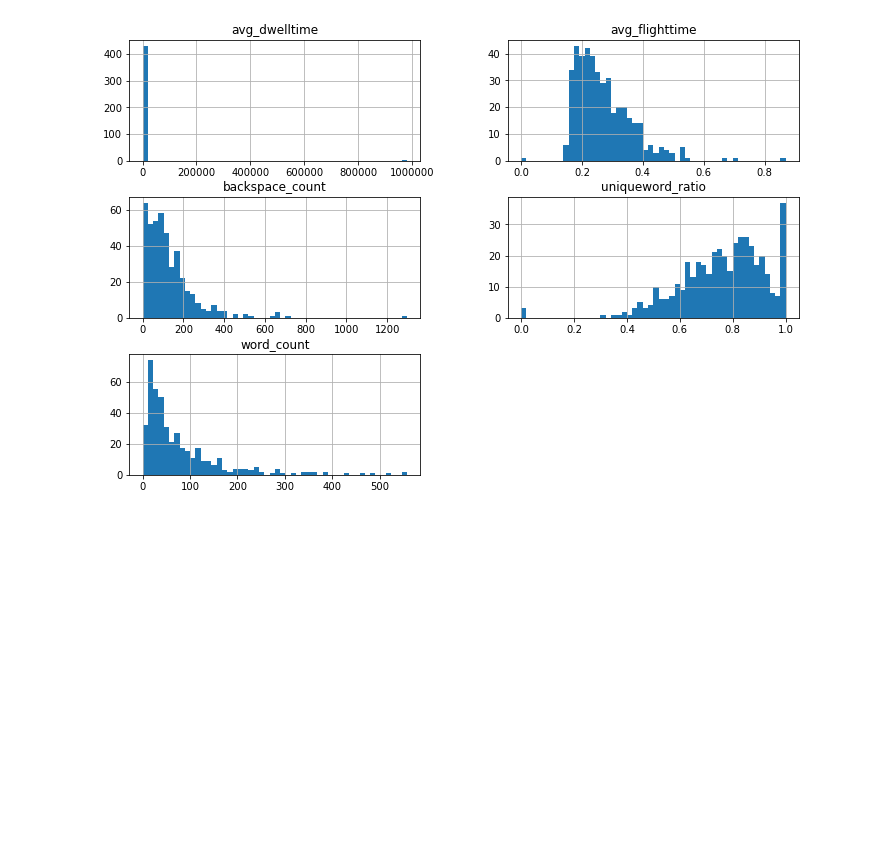
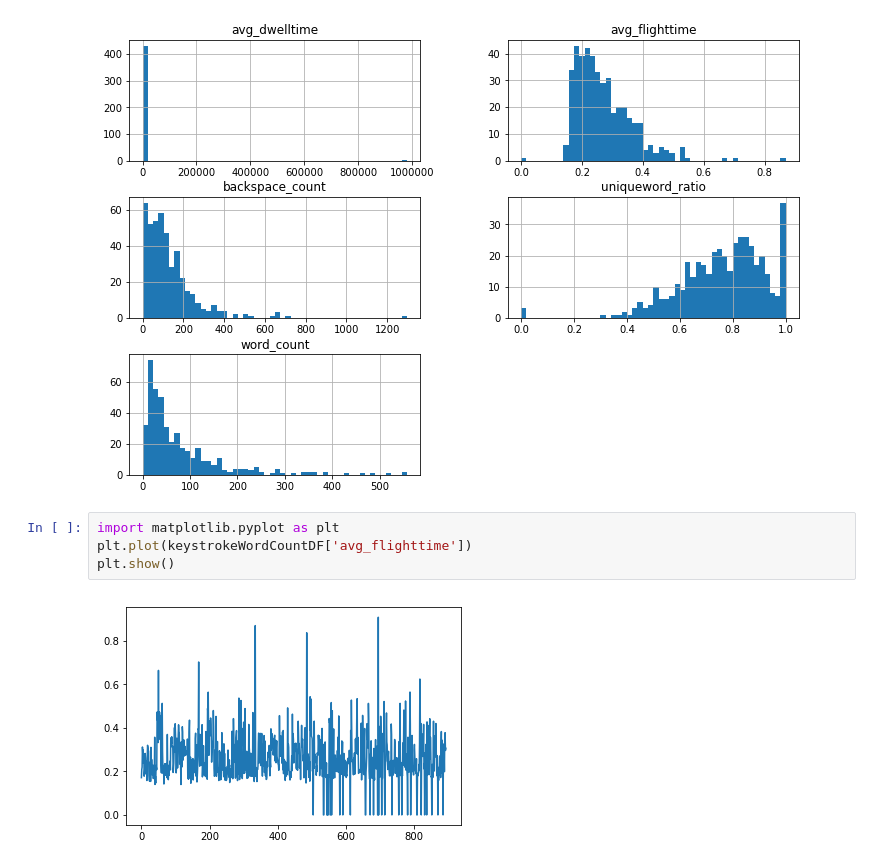
Before and after one commit to xujenna/thesis_explorations, a Jupyter notebook: trackers/_analyses/jims_keystroke_debugging.ipynb, the cells around one changed output. Cells and saved outputs as stored; diff of their text form; blank space fills up the shorter version.

```diff
--- a/trackers/_analyses/jims_keystroke_debugging.ipynb
+++ b/trackers/_analyses/jims_keystroke_debugging.ipynb
@@ -340,3 +340,9 @@ array([[<matplotlib.axes._subplots.AxesSubplot object at 0x...>,
        [<matplotlib.axes._subplots.AxesSubplot object at 0x...>,
         <matplotlib.axes._subplots.AxesSubplot object at 0x...>]], dtype=object)
 [figure]
+# %%
+import matplotlib.pyplot as plt
+plt.plot(keystrokeWordCountDF['avg_flighttime'])
+plt.show()
+# %% [output]
+[figure, added]
```
Also changed, not shown: parts of 2 cells of this notebook, 15 other files.
